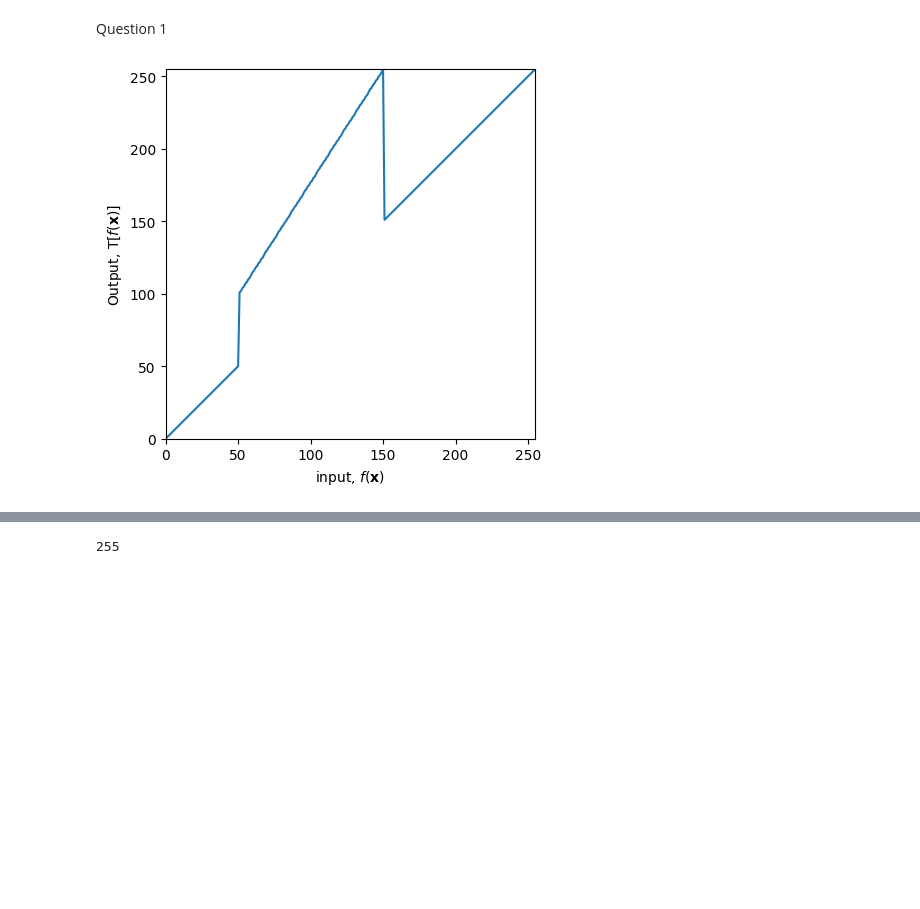
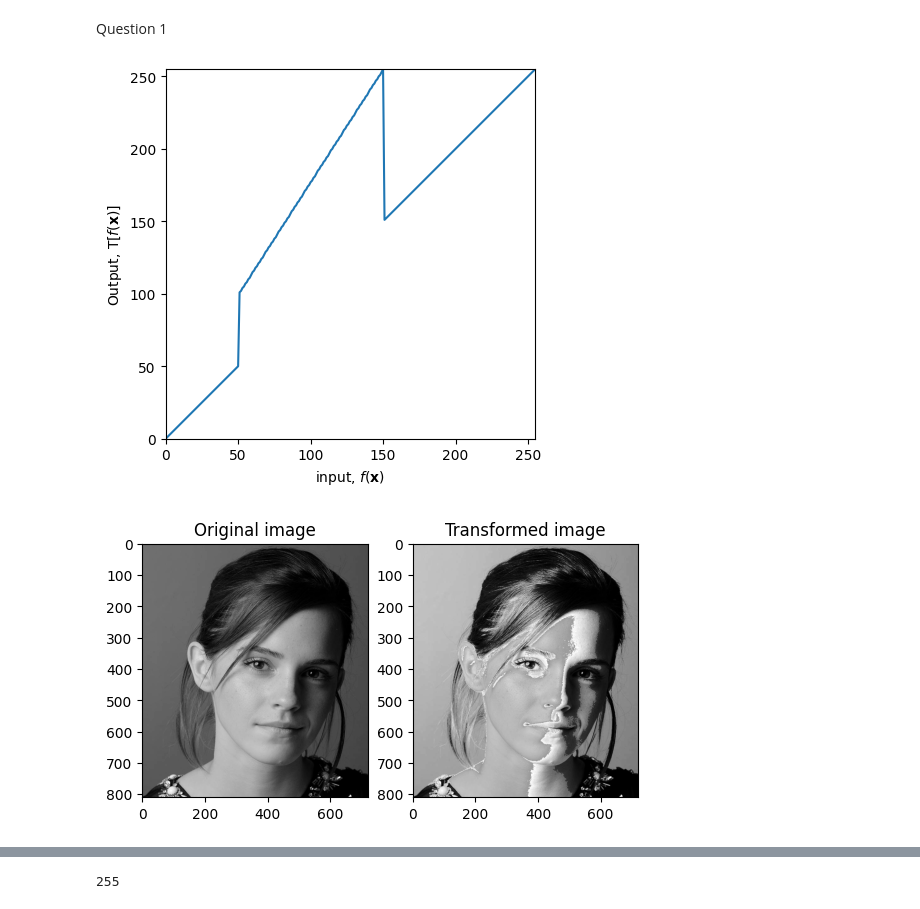
Before and after one commit to oshanyalegama/EN3160-Assignment-01, a Jupyter notebook: assignment 1.ipynb, the cells around one changed output, grey strips where cells are left out. Drawn from its saved outputs; the diff is of its cells as text; code cells hidden in the pictures; blank space fills up the shorter version.

```diff
--- a/assignment 1.ipynb
+++ b/assignment 1.ipynb
@@ -7,29 +7,42 @@ Question 1
 # %%
 c = np.array([(50,50),(50,100),(150,255),(150,150),(255,255)])
 t1 = np.linspace(0,c[0,1], c[0,0]+1).astype('uint8')
 t2 = np.linspace(c[1,1]+1,c[2,1], c[2,0] - c[1,0]).astype('uint8')
 t3 = np.linspace(c[3,1]+1,c[4,1], c[4,0]-c[3,0] ).astype('uint8')
 
 transform = np.concatenate((t1,t2)).astype('uint8')
 transform = np.concatenate((transform,t3)).astype('uint8')
 
 fig, ax = plt.subplots()
 ax.plot(transform)
 ax.set_xlabel(r'input, $f(\mathbf{x})$')
 ax.set_ylabel('Output, $\mathrm{T}[f(\mathbf{x})]$')
 ax.set_xlim(0,255)
 ax.set_ylim(0,255)
 ax.set_aspect('equal')
 plt.savefig('transform.png')
 plt.show()
+
+
+
 img_orig = cv.imread('emma.jpg', cv.IMREAD_GRAYSCALE)
-cv.namedWindow('Image',cv.WINDOW_AUTOSIZE)
-cv.imshow('Image', img_orig)
-cv.waitKey(0)
+
 image_transformed = cv.LUT(img_orig, transform)
-cv.imshow('Image', image_transformed)
-cv.waitKey(0)
-cv.destroyAllWindows()
+
+# cv.namedWindow('Image',cv.WINDOW_AUTOSIZE)
+# cv.imshow('Image', img_orig)
+# cv.waitKey(0)
+# cv.imshow('Image', image_transformed)
+# cv.waitKey(0)
+# cv.destroyAllWindows()
+
+fig, (ax1, ax2) = plt.subplots(1,2)
+ax1.imshow(img_orig, cmap = 'gray')
+ax1.set_title('Original image')
+ax2.imshow(image_transformed, cmap = 'gray')
+ax2.set_title('Transformed image')
+plt.show()
 # %% [output]
 [figure]
+[figure, added]
 # %%
```
Also changed, not shown: parts of 17 cells of this notebook.
